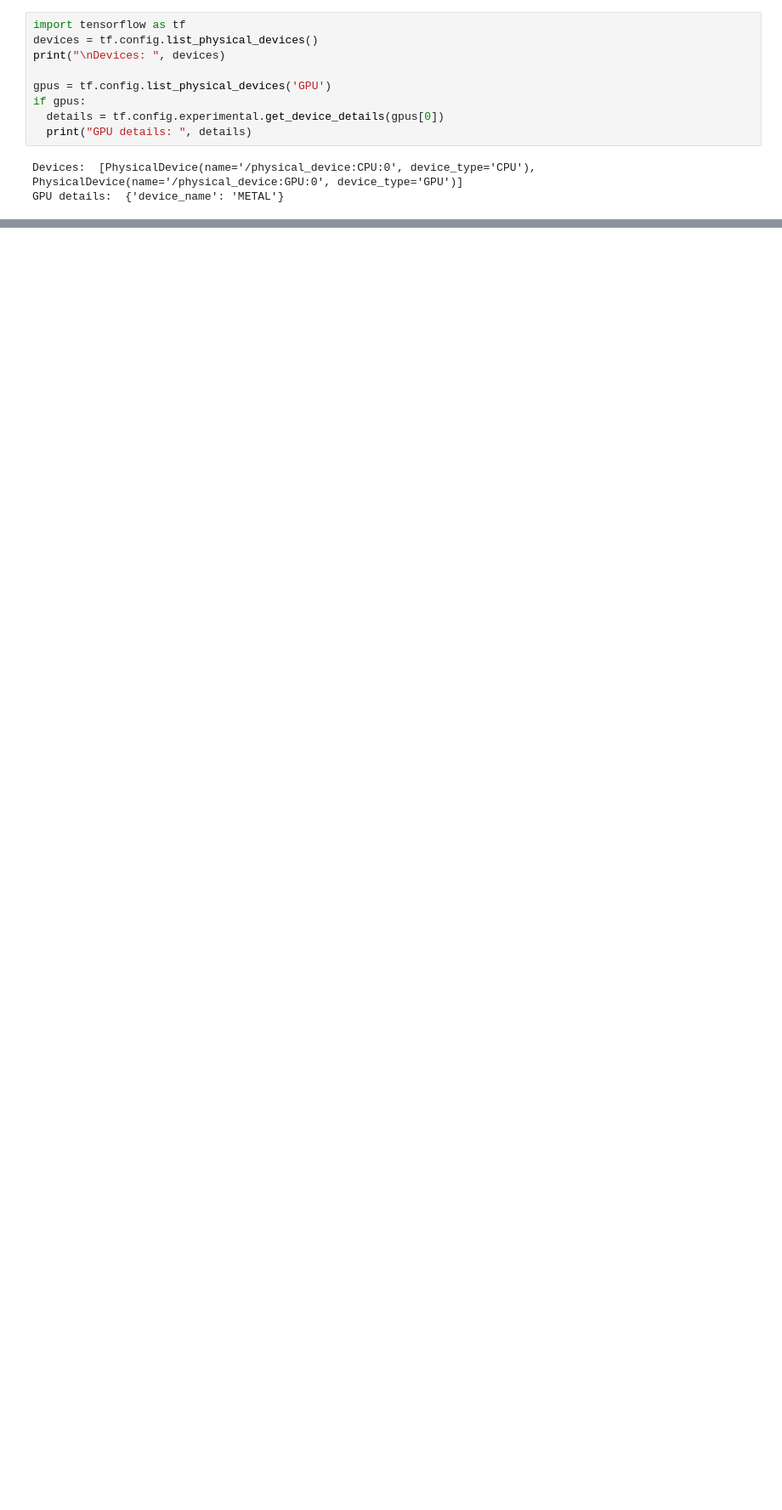
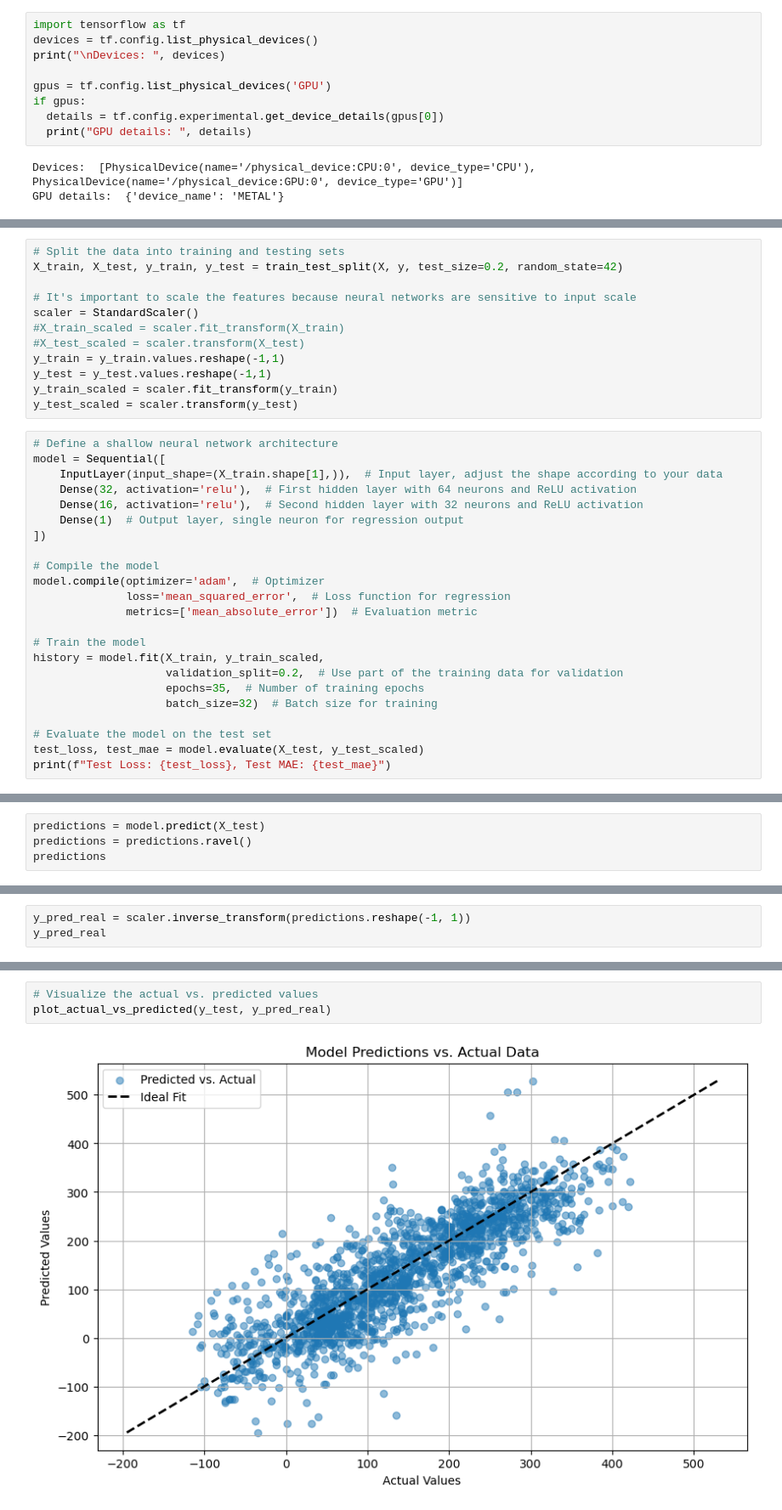
Before and after one commit to chriswilson2020/ML-For-PolymerChemistry, a Jupyter notebook: Polymer_Properties_Neural_Networks_Keras_TensorFlow.ipynb, the cells around one changed output, grey strips where cells are left out. Shown at 85% size. Cells and saved outputs as stored; diff of their text form; blank space fills up the shorter version.

```diff
--- a/Polymer_Properties_Neural_Networks_Keras_TensorFlow.ipynb
+++ b/Polymer_Properties_Neural_Networks_Keras_TensorFlow.ipynb
@@ -100,0 +222,35 @@ Epoch 5/5
+# %%
+# Split the data into training and testing sets
+X_train, X_test, y_train, y_test = train_test_split(X, y, test_size=0.2, random_state=42)
+
+# It's important to scale the features because neural networks are sensitive to input scale
+scaler = StandardScaler()
+#X_train_scaled = scaler.fit_transform(X_train)
+#X_test_scaled = scaler.transform(X_test)
+y_train = y_train.values.reshape(-1,1)
+y_test = y_test.values.reshape(-1,1)
+y_train_scaled = scaler.fit_transform(y_train)
+y_test_scaled = scaler.transform(y_test)
+# %%
+# Define a shallow neural network architecture
+model = Sequential([
+    InputLayer(input_shape=(X_train.shape[1],)),  # Input layer, adjust the shape according to your data
+    Dense(32, activation='relu'),  # First hidden layer with 64 neurons and ReLU activation
+    Dense(16, activation='relu'),  # Second hidden layer with 32 neurons and ReLU activation
+    Dense(1)  # Output layer, single neuron for regression output
+])
+
+# Compile the model
+model.compile(optimizer='adam',  # Optimizer
+              loss='mean_squared_error',  # Loss function for regression
+              metrics=['mean_absolute_error'])  # Evaluation metric
+
+# Train the model
+history = model.fit(X_train, y_train_scaled,
+                    validation_split=0.2,  # Use part of the training data for validation
+                    epochs=35,  # Number of training epochs
+                    batch_size=32)  # Batch size for training
+
+# Evaluate the model on the test set
+test_loss, test_mae = model.evaluate(X_test, y_test_scaled)
+print(f"Test Loss: {test_loss}, Test MAE: {test_mae}")
@@ -100,0 +282,4 @@ Epoch 5/5
+# %%
+predictions = model.predict(X_test)
+predictions = predictions.ravel()
+predictions
@@ -100,0 +290,3 @@ Epoch 5/5
+# %%
+y_pred_real = scaler.inverse_transform(predictions.reshape(-1, 1))
+y_pred_real
@@ -100,0 +310,5 @@ Epoch 5/5
+# %%
+# Visualize the actual vs. predicted values
+plot_actual_vs_predicted(y_test, y_pred_real)
+# %% [output]
+[figure, added]
```
Also changed, not shown: parts of 50 cells of this notebook, 28 other files.
